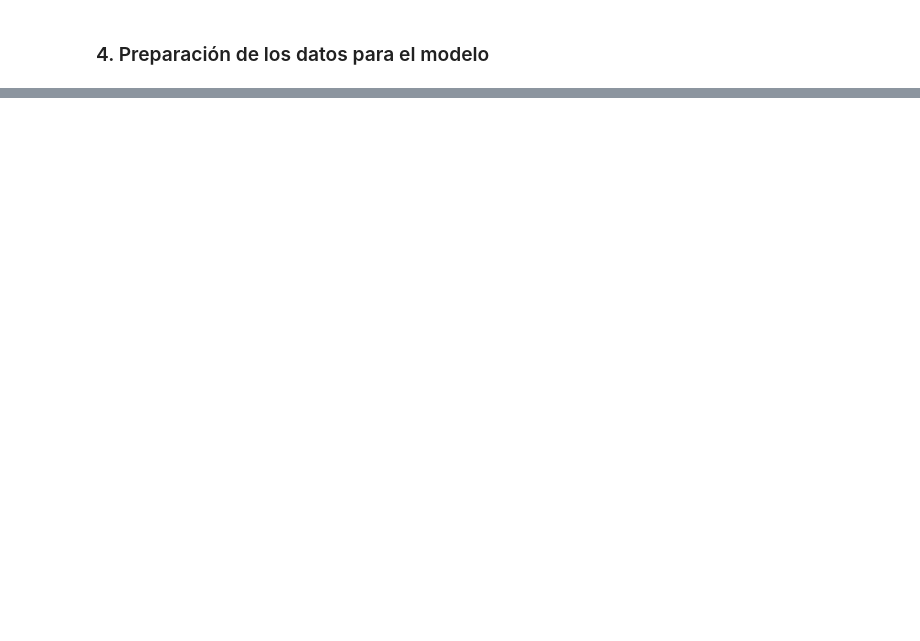
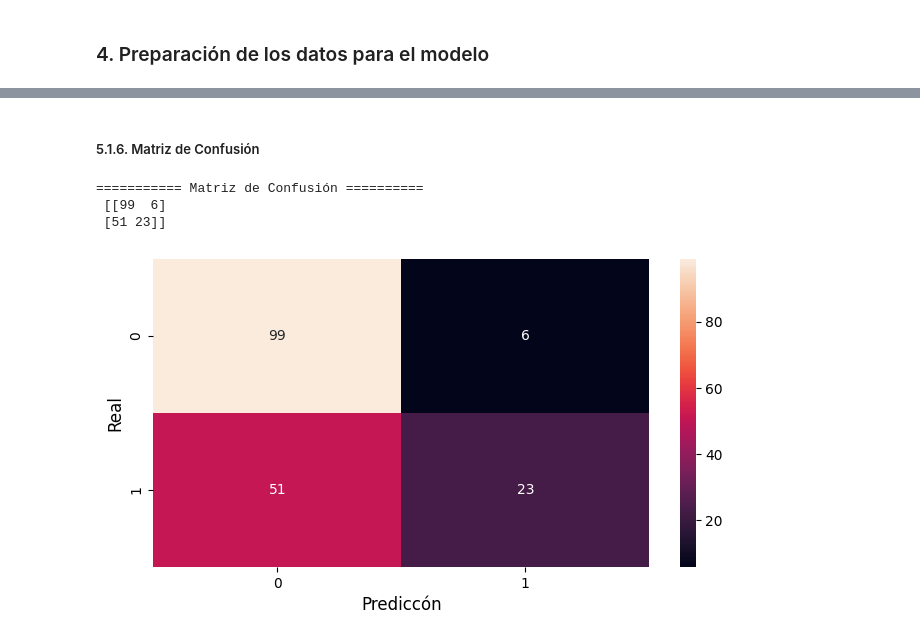
Before and after one commit to walmache/MaestriaIA-UHE, a Jupyter notebook: 2. CienciaAnaliticaDatos/Unidad3/CP3_U2.ipynb, the cells around one changed output, grey strips where cells are left out. Cells and saved outputs as stored; diff of their text form; code cells hidden in the pictures; blank space fills up the shorter version.

```diff
--- a/2. CienciaAnaliticaDatos/Unidad3/CP3_U2.ipynb
+++ b/2. CienciaAnaliticaDatos/Unidad3/CP3_U2.ipynb
@@ -212,16 +272,0 @@ dtype: int64
-# %%
-from sklearn.tree import DecisionTreeClassifier
-from sklearn.linear_model import LogisticRegression
-from sklearn.neighbors import KNeighborsClassifier
-
-# Entrenar el modelo de Decision Tree
-dt_model = DecisionTreeClassifier(random_state=42)
-dt_model.fit(X_train, y_train)
-
-# Entrenar el modelo de Regresión Logística
-lr_model = LogisticRegression(random_state=42)
-lr_model.fit(X_train, y_train)
-
-# Entrenar el modelo de KNN
-knn_model = KNeighborsClassifier()
-knn_model.fit(X_train, y_train)
@@ -287,0 +275,4 @@ weighted avg       0.70      0.70      0.70       179
+# %%
+# Crea y entrena el modelo de regresión logistica
+model = LogisticRegression(multi_class='auto', solver='lbfgs', max_iter=100)
+model.fit(X_train, y_train)
@@ -287,0 +297,3 @@ weighted avg       0.70      0.70      0.70       179
+# %%
+# Realiza predicciones usando el conjunto de prueba
+y_pred = model.predict(X_test)
@@ -287,0 +302,3 @@ weighted avg       0.70      0.70      0.70       179
+# %%
+# Convierte las probabilidades en etiquetas binarias (0 o 1)
+y_pred = (y_pred > 0.5)
@@ -287,0 +322,16 @@ weighted avg       0.70      0.70      0.70       179
+# %% [markdown]
+##### 5.1.6. Matriz de Confusión
+# %%
+cm = confusion_matrix(y_test, y_pred)
+print("\n=========== Matriz de Confusión ==========\n", cm)
+# gráfica cm
+plt.figure(figsize = (8,4))
+sns.heatmap(cm, annot=True, fmt='d')
+plt.xlabel('Prediccón', fontsize = 12)
+plt.ylabel('Real', fontsize = 12)
+plt.show()
+# %% [output]
+=========== Matriz de Confusión ==========
+ [[99  6]
+ [51 23]]
+[figure, added]
```
Also changed, not shown: parts of 31 cells of this notebook, 3 other files.
